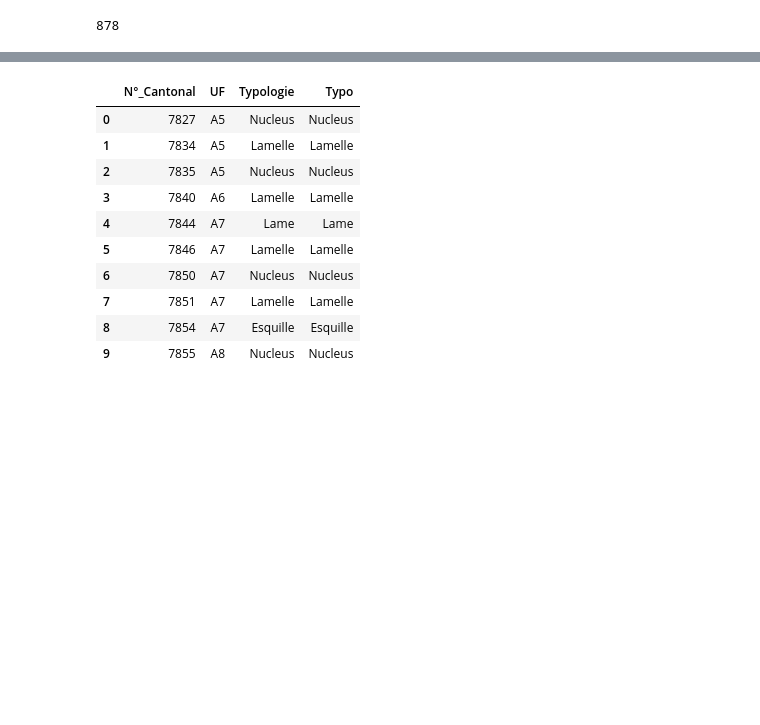
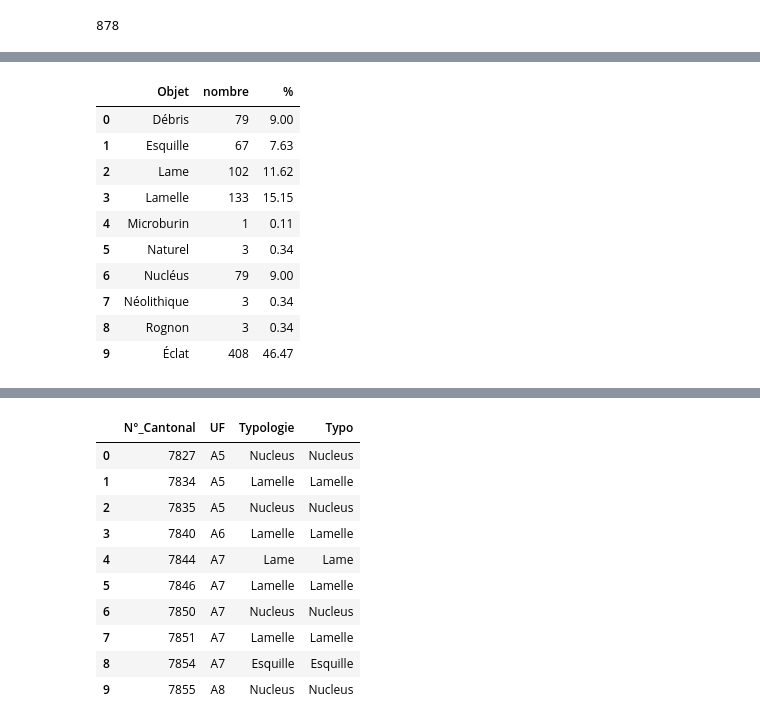
Before and after one commit to reitellepa/Memoire, a Jupyter notebook: 02_memoire_analyse.ipynb, the cells around one changed output, grey strips where cells are left out. Drawn from its saved outputs; the diff is of its cells as text; code cells hidden in the pictures; blank space fills up the shorter version.

```diff
--- a/02_memoire_analyse.ipynb
+++ b/02_memoire_analyse.ipynb
@@ -101,0 +161,14 @@ fig.savefig('Typologie')
+# %%
+df_group.round(2)
+# %% [output]
+|  | Objet | nombre | % |
+| 0 | Débris | 79 | 9.00 |
+| 1 | Esquille | 67 | 7.63 |
+| 2 | Lame | 102 | 11.62 |
+| 3 | Lamelle | 133 | 15.15 |
+| 4 | Microburin | 1 | 0.11 |
+| 5 | Naturel | 3 | 0.34 |
+| 6 | Nucléus | 79 | 9.00 |
+| 7 | Néolithique | 3 | 0.34 |
+| 8 | Rognon | 3 | 0.34 |
+| 9 | Éclat | 408 | 46.47 |
```
Also changed, not shown: parts of 27 cells of this notebook, 13 other files.
